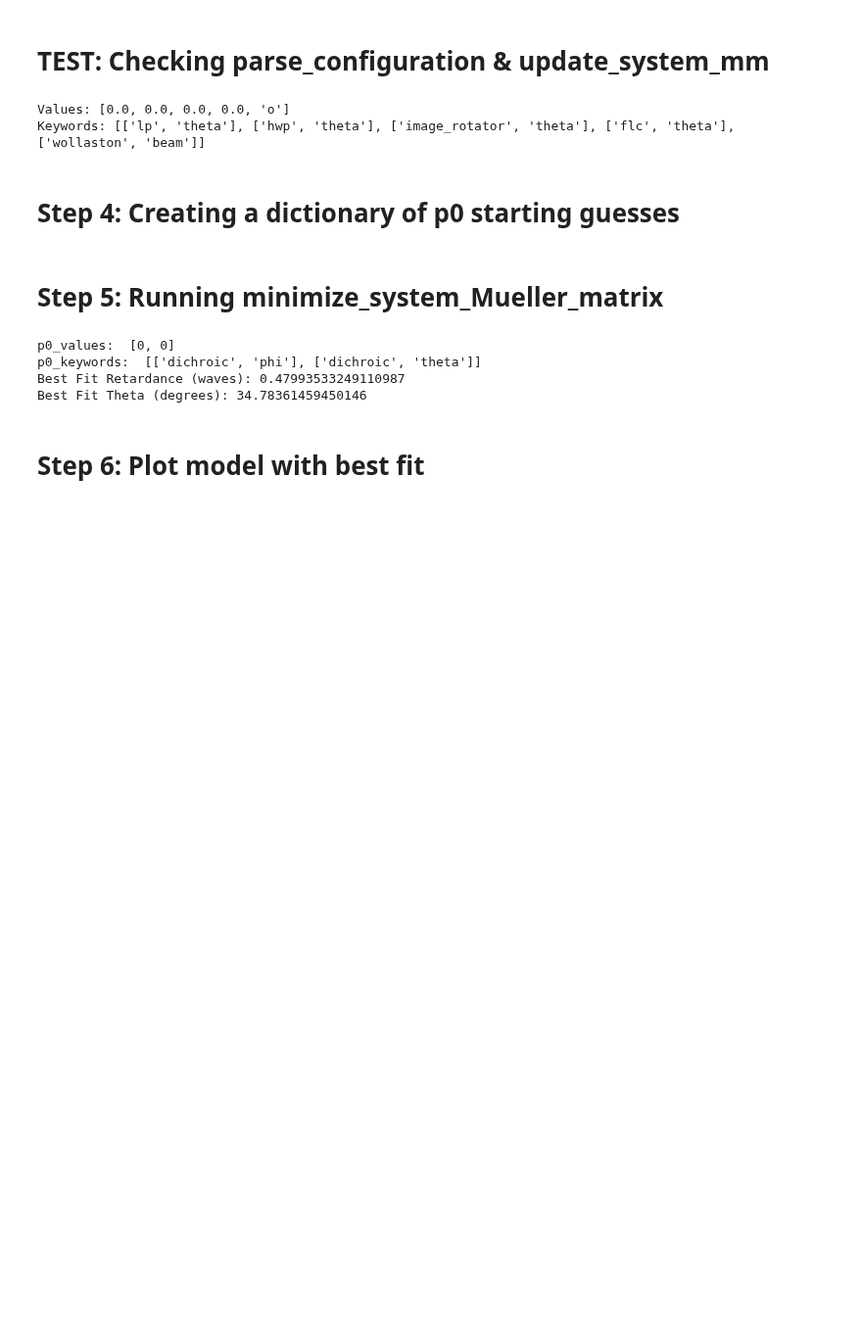
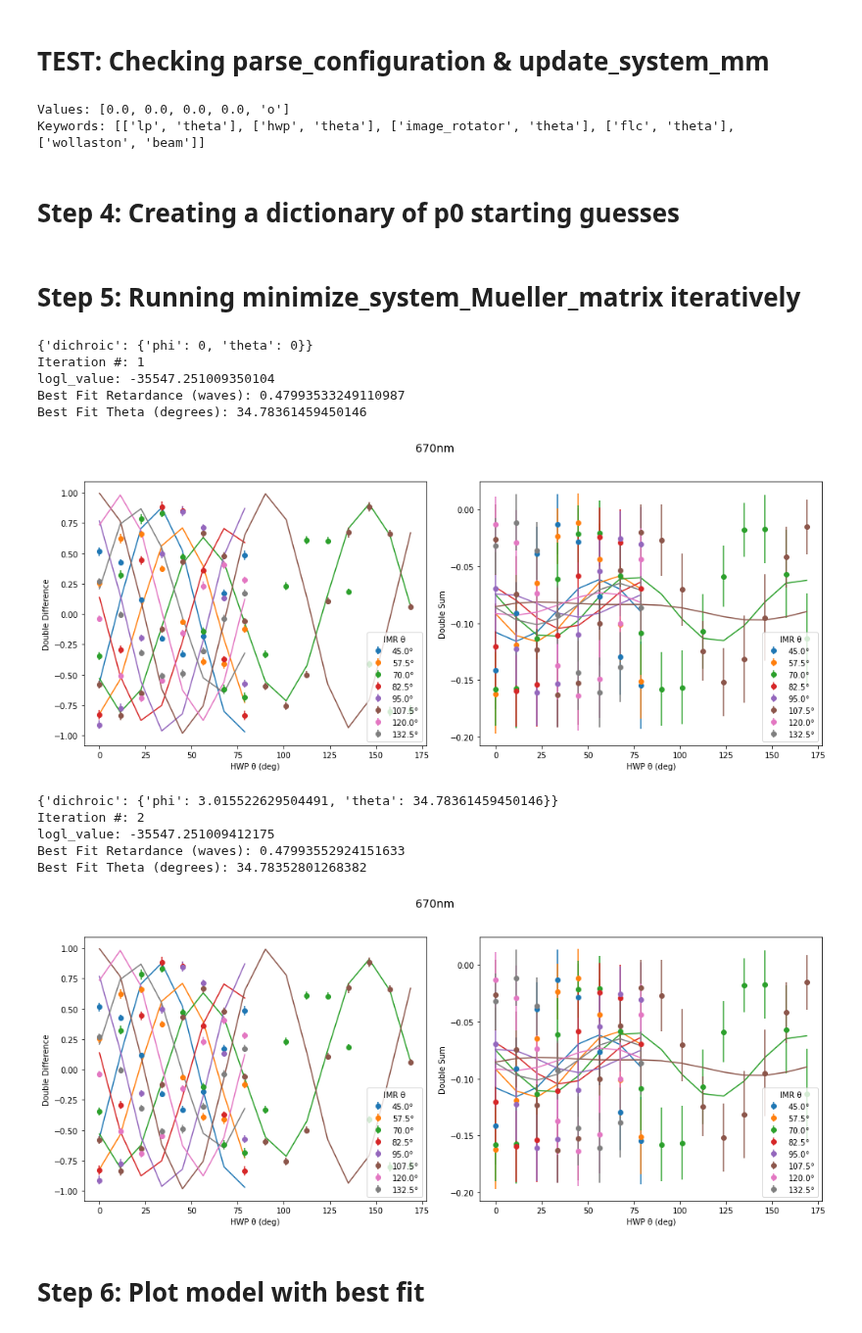
Before and after one commit to UCSB-Exoplanet-Polarimetry-Lab/pyPolCal, a Jupyter notebook: scipy_minimize_example.ipynb, the cells around one changed output. Shown at 98% size. Drawn from its saved outputs; the diff is of its cells as text; code cells hidden in the pictures; blank space fills up the shorter version.

```diff
--- a/scipy_minimize_example.ipynb
+++ b/scipy_minimize_example.ipynb
@@ -152,23 +152,58 @@ p0 = {
 
 p0_values, p0_keywords = inst.parse_configuration(p0)
 # %% [markdown]
-# Step 5: Running minimize_system_Mueller_matrix
+# Step 5: Running minimize_system_Mueller_matrix iteratively
 # %%
 # Unpolarized light for s_in as there is LP in the system already
 s_in = np.array([1, 0, 0, 0])
 bounds = [(-2 * np.pi, 2 * np.pi), (-180, 180)]
 
-result = inst.minimize_system_mueller_matrix(p0, system_mm, interleaved_values,
-    interleaved_stds, configuration_list, s_in = s_in,
-    process_dataset = inst.process_dataset, process_errors = inst.process_errors,
-    process_model = inst.process_model, bounds = bounds)
-print("Best Fit Retardance (waves): " + str(result.x[0] / (2 * np.pi)))
-print("Best Fit Theta (degrees): " + str(result.x[1]))
+# Counters for iterative fitting
+iteration = 1
+previous_logl_value = 1000000
+new_logl_value = 0
+
+while abs(previous_logl_value - new_logl_value) > 0.01 * abs(previous_logl_value):
+    print(p0)
+    if iteration > 1:
+        previous_logl_value = new_logl_value
+    result, new_logl_value = inst.minimize_system_mueller_matrix(p0, system_mm,
+        interleaved_values, interleaved_stds, configuration_list, s_in = s_in,
+        process_dataset = inst.process_dataset,
+        process_errors = inst.process_errors,
+        process_model = inst.process_model, bounds = bounds)
+    p0 = {
+        "dichroic": {"phi": result.x[0], "theta": result.x[1]}
+    }
+
+    # Print statements
+    print("Iteration #: " + str(iteration))
+    print("logl_value: " + str(new_logl_value))
+    print("Best Fit Retardance (waves): " + str(result.x[0] / (2 * np.pi)))
+    print("Best Fit Theta (degrees): " + str(result.x[1]))
+
+    # Making a plot
+    updated_system_mm = inst.update_system_mm(result.x, p0_keywords, system_mm)
+    model = inst.model(result.x, p0_keywords, system_mm, configuration_list,
+    process_model = inst.process_model)
+
+    inst.plot_data_and_model(interleaved_values, interleaved_stds, model,
+        configuration_list, wavelength = wavelength_string)
+
+    iteration += 1
 # %% [output]
-p0_values:  [0, 0]
-p0_keywords:  [['dichroic', 'phi'], ['dichroic', 'theta']]
+{'dichroic': {'phi': 0, 'theta': 0}}
+Iteration #: 1
+logl_value: -35547.251009350104
 Best Fit Retardance (waves): 0.47993533249110987
 Best Fit Theta (degrees): 34.78361459450146
+[figure, added]
+{'dichroic': {'phi': 3.015522629504491, 'theta': 34.78361459450146}}
+Iteration #: 2
+logl_value: -35547.251009412175
+Best Fit Retardance (waves): 0.47993552924151633
+Best Fit Theta (degrees): 34.78352801268382
+[figure, added]
 # %% [markdown]
 # Step 6: Plot model with best fit
 # %%
```
Also changed, not shown: parts of 1 cell of this notebook, 1 other file.
